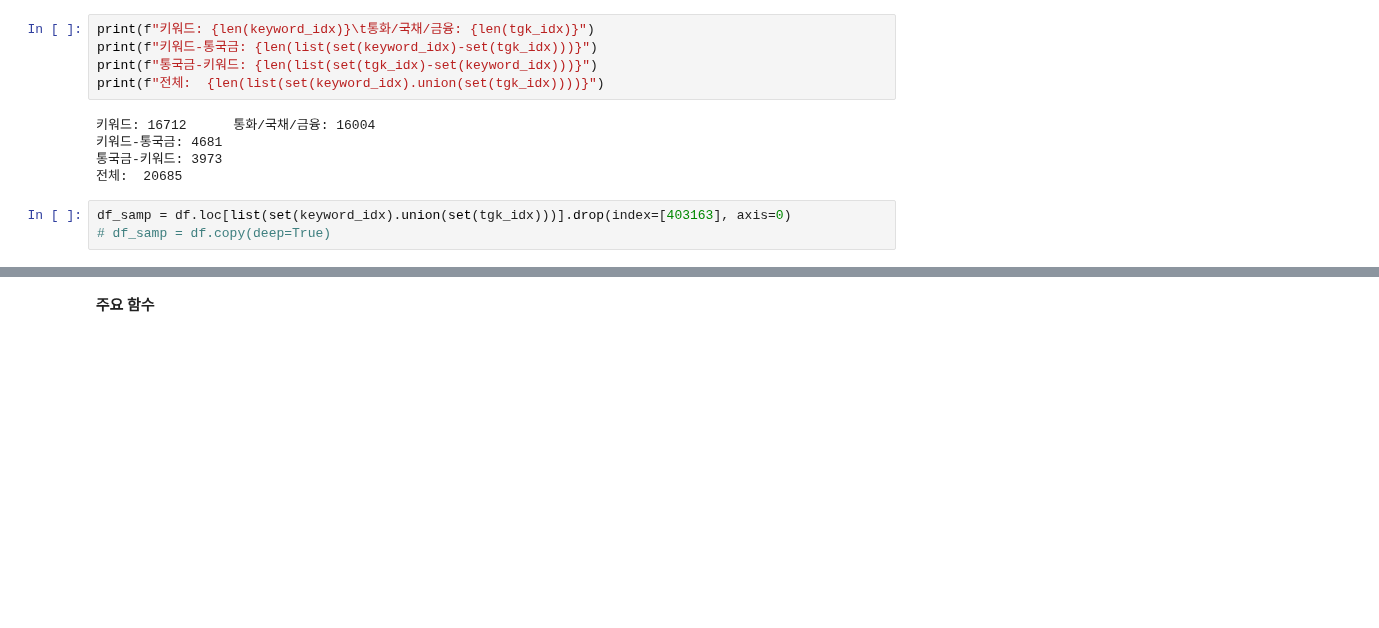
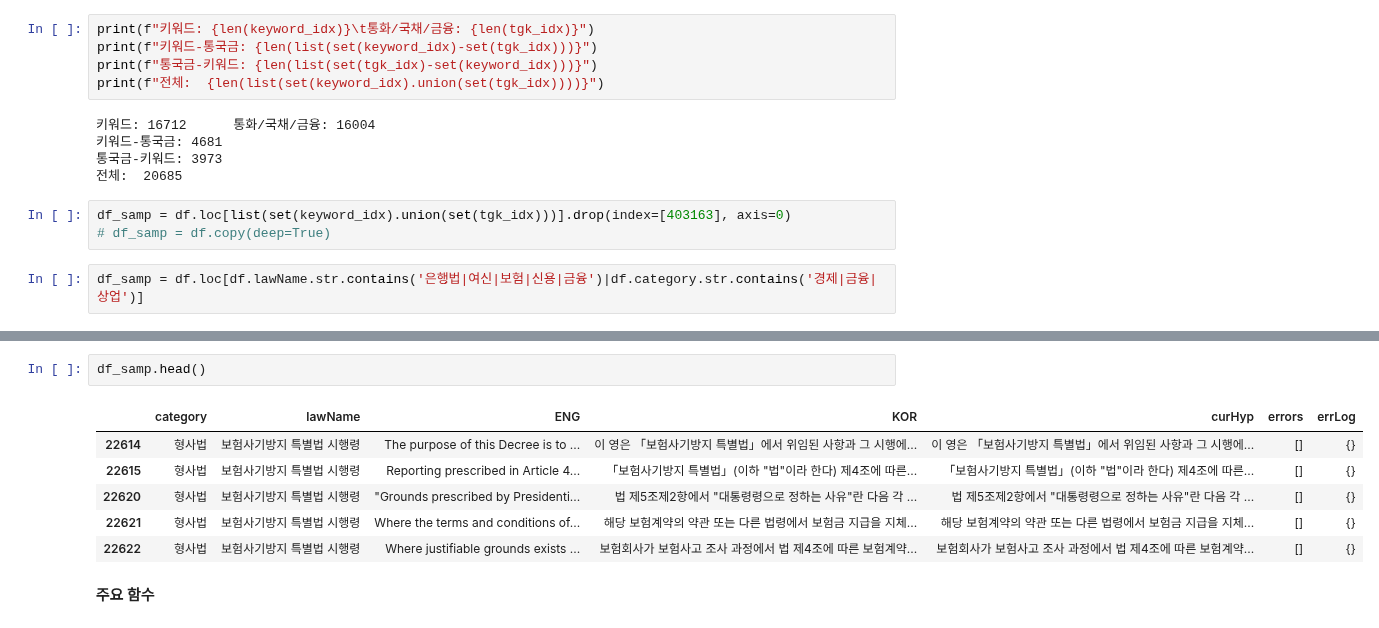
Before and after one commit to tjtmddnjswkd/capstone, a Jupyter notebook: 3_make_errors/e4_make_errors_all.ipynb, the cells around one changed output, grey strips where cells are left out. Saved outputs shown, nothing was run; the diff lists cells and outputs as text; blank space fills up the shorter version.

```diff
--- a/3_make_errors/e4_make_errors_all.ipynb
+++ b/3_make_errors/e4_make_errors_all.ipynb
@@ -75,6 +75,8 @@ print(f"전체:  {len(list(set(keyword_idx).union(set(tgk_idx))))}")
 # %%
 df_samp = df.loc[list(set(keyword_idx).union(set(tgk_idx)))].drop(index=[403163], axis=0)
 # df_samp = df.copy(deep=True)
+# %%
+df_samp = df.loc[df.lawName.str.contains('은행법|여신|보험|신용|금융')|df.category.str.contains('경제|금융|상업')]
 # %%
 df_samp["curHyp"] = df_samp.KOR.values
 df_samp["errors"] = [[] for _ in range(df_samp.shape[0])]
@@ -84,3 +102,12 @@ df_samp["errLog"] = [dict() for _ in range(df_samp.shape[0])]
+# %%
+df_samp.head()
+# %% [output]
+|  | category | lawName | ENG | KOR | curHyp | errors | errLog |
+| 22614 | 형사법 | 보험사기방지 특별법 시행령 | The purpose of this Decree is to ... | 이 영은 「보험사기방지 특별법」에서 위임된 사항과 그 시행에... | 이 영은 「보험사기방지 특별법」에서 위임된 사항과 그 시행에... | [] | {} |
+| 22615 | 형사법 | 보험사기방지 특별법 시행령 | Reporting prescribed in Article 4... | 「보험사기방지 특별법」(이하 "법"이라 한다) 제4조에 따른... | 「보험사기방지 특별법」(이하 "법"이라 한다) 제4조에 따른... | [] | {} |
+| 22620 | 형사법 | 보험사기방지 특별법 시행령 | "Grounds prescribed by Presidenti... | 법 제5조제2항에서 "대통령령으로 정하는 사유"란 다음 각 ... | 법 제5조제2항에서 "대통령령으로 정하는 사유"란 다음 각 ... | [] | {} |
+| 22621 | 형사법 | 보험사기방지 특별법 시행령 | Where the terms and conditions of... | 해당 보험계약의 약관 또는 다른 법령에서 보험금 지급을 지체... | 해당 보험계약의 약관 또는 다른 법령에서 보험금 지급을 지체... | [] | {} |
+| 22622 | 형사법 | 보험사기방지 특별법 시행령 | Where justifiable grounds exists ... | 보험회사가 보험사고 조사 과정에서 법 제4조에 따른 보험계약... | 보험회사가 보험사고 조사 과정에서 법 제4조에 따른 보험계약... | [] | {} |
 # %% [markdown]
 **주요 함수**
 # %%
```
Also changed, not shown: parts of 59 cells of this notebook.
